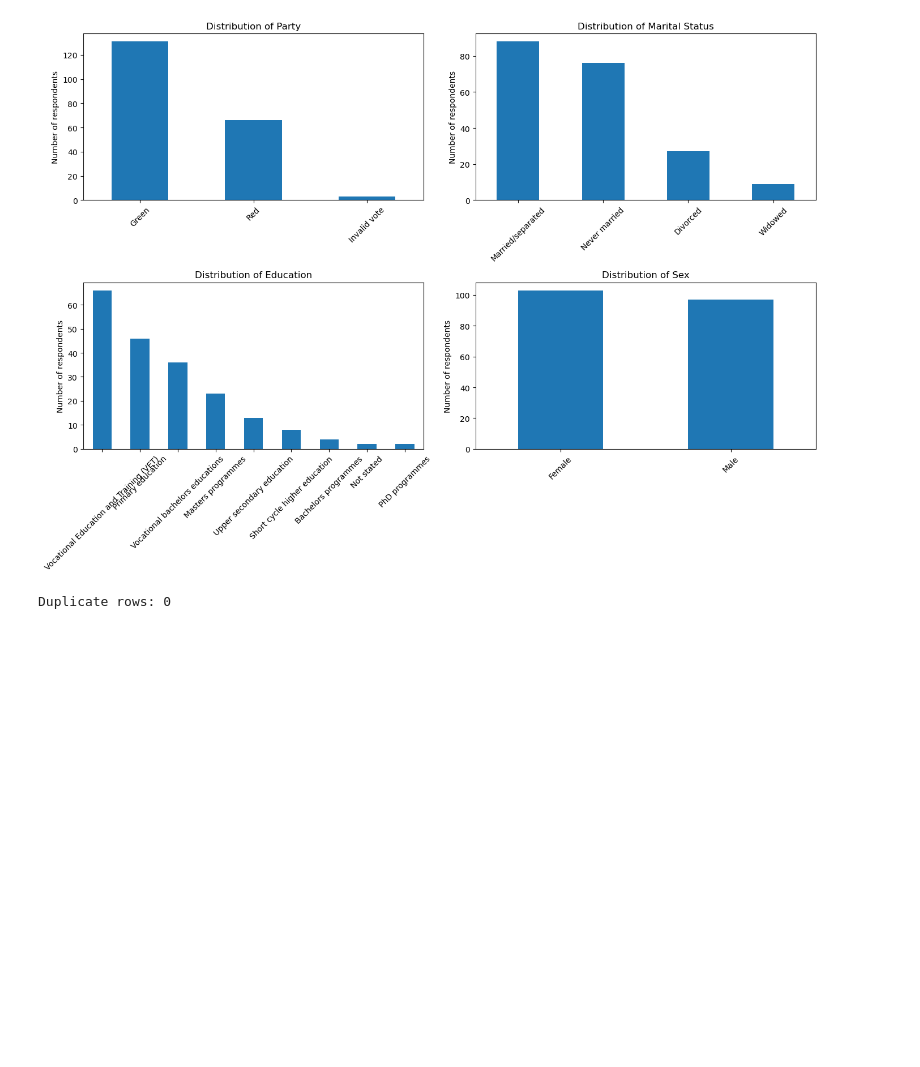
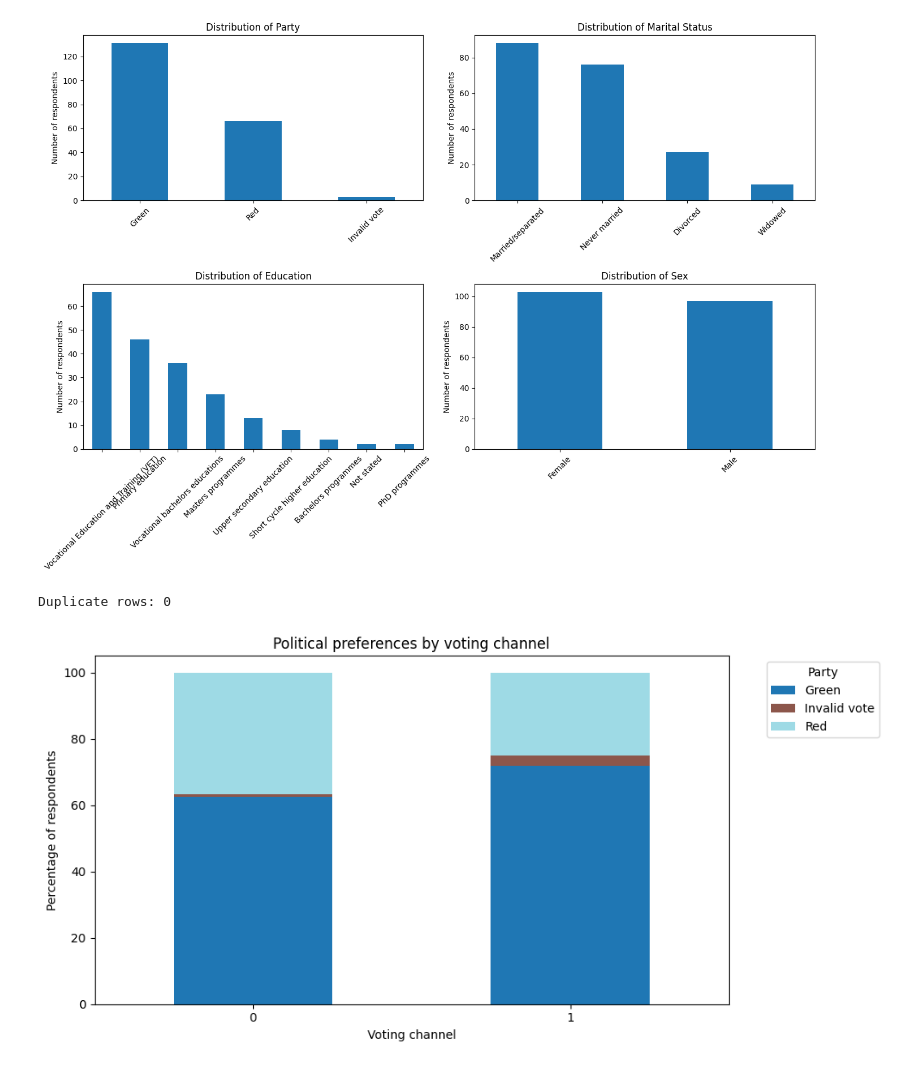
Before and after one commit to askeneye/SecurityPrivacy_FinalProject, a Jupyter notebook: notebooks/eda.ipynb, the cells around one changed output. Saved outputs shown, nothing was run; the diff lists cells and outputs as text; code cells hidden in the pictures; blank space fills up the shorter version.

Commit message:
Update EDA
I did a bunch more data analysis that might be helpful for further anonymization for the data

```diff
--- a/notebooks/eda.ipynb
+++ b/notebooks/eda.ipynb
@@ -251,3 +250,29 @@ plt.show()
 print("Duplicate rows:", private_data.duplicated().sum())
 # %% [output]
 Duplicate rows: 0
+# %%
+# Political preferences by voting channel
+
+# Replace 'evote' with the actual column name
+cross_tab = pd.crosstab(
+    private_data["evote"],
+    private_data["party"],
+    normalize="index"
+) * 100
+
+cross_tab.plot(
+    kind="bar",
+    stacked=True,
+    figsize=(10, 5),
+    colormap="tab20"
+)
+
+plt.title("Political preferences by voting channel")
+plt.xlabel("Voting channel")
+plt.ylabel("Percentage of respondents")
+plt.legend(title="Party", bbox_to_anchor=(1.05, 1))
+plt.xticks(rotation=0)
+plt.tight_layout()
+plt.show()
+# %% [output]
+[figure, added]
```
Also changed, not shown: parts of 11 cells of this notebook.
